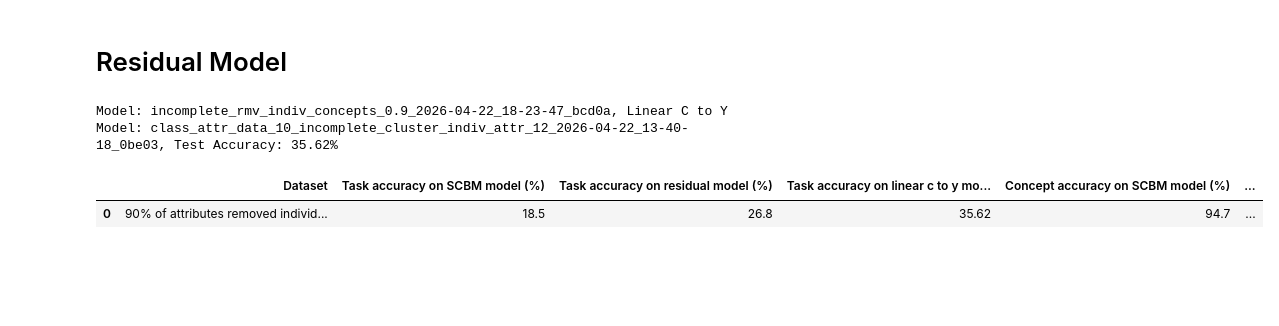
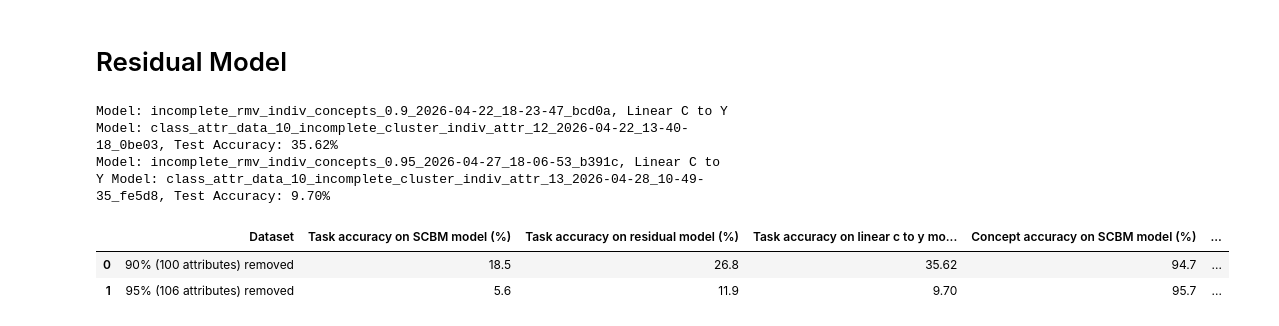
Before and after one commit to stephenmarcou/SCBM_implementation, a Jupyter notebook: results.ipynb, the cells around one changed output. Cells and saved outputs as stored; diff of their text form; code cells hidden in the pictures; blank space fills up the shorter version.

```diff
--- a/results.ipynb
+++ b/results.ipynb
@@ -428,9 +431,10 @@ def retrieve_acc_from_log(model_dir, linear_model=False):
                     return y_accuracy, c_accuracy, c_auc
 
 
-info_dict = {"Residual_model": ["incomplete_rmv_indiv_concepts_0.9_2026-04-22_18-23-47_bcd0a"],
-             "SCBM_model": ["incomplete_rmv_indiv_concepts_0.9_2026-04-22_15-31-02_2b8ed"],
-             "Dataset used": ["90% of attributes removed individually at random"]}
+info_dict = {"Residual_model": ["incomplete_rmv_indiv_concepts_0.9_2026-04-22_18-23-47_bcd0a", "incomplete_rmv_indiv_concepts_0.95_2026-04-27_18-06-53_b391c"],
+             "SCBM_model": ["incomplete_rmv_indiv_concepts_0.9_2026-04-22_15-31-02_2b8ed", "incomplete_rmv_indiv_concepts_0.95_2026-04-27_18-04-41_d3cee"],
+             "Dataset used": ["90% (100 attributes) removed",
+                              "95% (106 attributes) removed"]}
 
 df_dict = {"Dataset": [],
            "Task accuracy on SCBM model (%)": [],
@@ -443,32 +447,34 @@ df_dict = {"Dataset": [],
 
 for i in range(len(info_dict["Residual_model"])):
     res_model_dir = os.path.join("experiments", "scbm_residual", "CUB", info_dict["Residual_model"][i])
     pkl_dir = get_pkl_dir_from_model_dir(res_model_dir)
     res_model_y_acc, res_model_c_acc, res_model_c_auc = retrieve_acc_from_log(res_model_dir, linear_model=False)
 
     scbm_model_dir = os.path.join("experiments", "scbm", "CUB", info_dict["SCBM_model"][i])
     scbm_model_y_acc, scbm_model_c_acc, scbm_model_c_auc = retrieve_acc_from_log(scbm_model_dir, linear_model=False)
 
     c_to_y_model_dir = os.path.join("experiments", "linear_head", "CUB")
     for c_to_y_model in os.listdir(c_to_y_model_dir):
         if pkl_dir in c_to_y_model:
             linear_head_y_acc, _, _ = retrieve_acc_from_log(os.path.join(c_to_y_model_dir, c_to_y_model), linear_model=True)
             print(f"Model: {info_dict['Residual_model'][i]}, Linear C to Y Model: {c_to_y_model}, Test Accuracy: {linear_head_y_acc:.2f}%")
             df_dict["Dataset"].append(info_dict['Dataset used'][i])
             df_dict["Task accuracy on residual model (%)"].append(res_model_y_acc)
             df_dict["Task accuracy on linear c to y model (%)"].append(linear_head_y_acc)
             df_dict["Task accuracy on SCBM model (%)"].append(scbm_model_y_acc)
             df_dict["Concept accuracy on residual model (%)"].append(res_model_c_acc)
             df_dict["Concept accuracy on SCBM model (%)"].append(scbm_model_c_acc)
             df_dict["Concept AUROC on residual model (%)"].append(res_model_c_auc)
             df_dict["Concept AUROC on SCBM model (%)"].append(scbm_model_c_auc)
 
 
 
 df_results = pd.DataFrame(df_dict)
 df_results.head(10)
 # %% [output]
 Model: incomplete_rmv_indiv_concepts_0.9_2026-04-22_18-23-47_bcd0a, Linear C to Y Model: class_attr_data_10_incomplete_cluster_indiv_attr_12_2026-04-22_13-40-18_0be03, Test Accuracy: 35.62%
+Model: incomplete_rmv_indiv_concepts_0.95_2026-04-27_18-06-53_b391c, Linear C to Y Model: class_attr_data_10_incomplete_cluster_indiv_attr_13_2026-04-28_10-49-35_fe5d8, Test Accuracy: 9.70%
 |  | Dataset | Task accuracy on SCBM model (%) | Task accuracy on residual model (%) | Task accuracy on linear c to y mo... | Concept accuracy on SCBM model (%) | ... |
-| 0 | 90% of attributes removed individ... | 18.5 | 26.8 | 35.62 | 94.7 | ... |
+| 0 | 90% (100 attributes) removed | 18.5 | 26.8 | 35.62 | 94.7 | ... |
+| 1 | 95% (106 attributes) removed | 5.6 | 11.9 | 9.70 | 95.7 | ... |
 # %%
```
Also changed, not shown: parts of 5 cells of this notebook, 6 other files.
